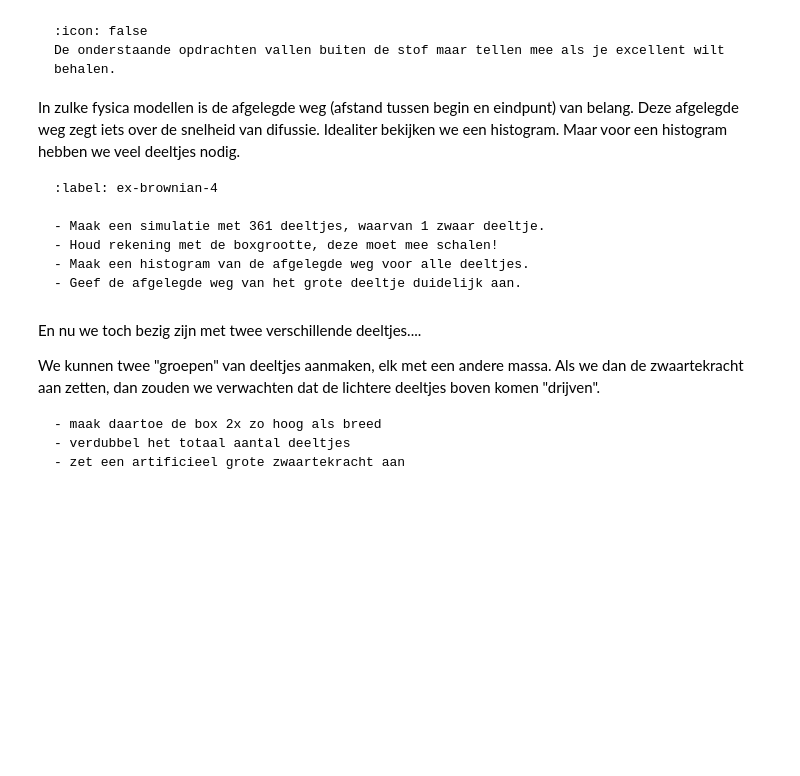
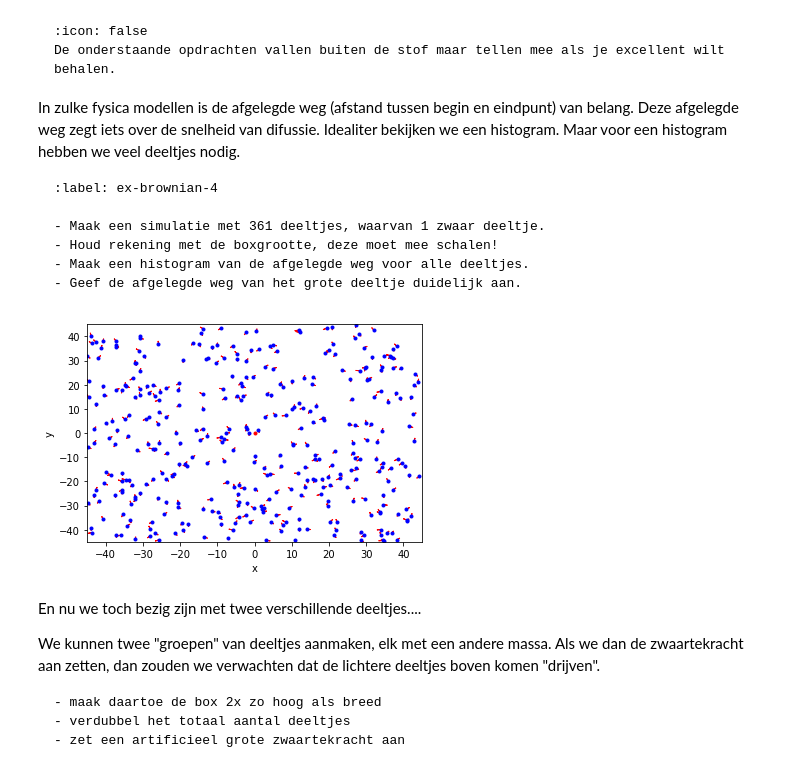
Before and after one commit to gangstervegas090-bit/Group-1, a Jupyter notebook: Content/PySim/4_brownianmotion.ipynb, the cells around one changed output. Cells and saved outputs as stored; diff of their text form; code cells hidden in the pictures; blank space fills up the shorter version.

````diff
--- a/Content/PySim/4_brownianmotion.ipynb
+++ b/Content/PySim/4_brownianmotion.ipynb
@@ -259,6 +259,35 @@ Maar voor een histogram hebben we veel deeltjes nodig.
 ```
 # %%
 #your code/answer
+Box_size_0 = 90
+Box_length_0 = Box_size_0/2
+Box_length = Box_length_0
+particles2=[]
+for i in range(360):
+    vx = np.random.uniform(-v_0,v_0)
+    vy = np.random.choice([-1, 1])*np.sqrt(v_0**2-vx**2)
+    pos = Box_length_0*np.random.uniform(-1,1,2)
+    particles2.append(ParticleClass(m=1.0, v=[vx, vy], r = pos, R=.5,c='blue'))
+
+particles2.append(ParticleClass(m=20.0, v=[0, 0], r = [0, 0], R=.5,c='red')) # zwaar rode deeltje met dezelfde grote als de andere deeltjes
+
+plt.figure()
+
+plt.xlabel('x')
+plt.ylabel('y')
+
+plt.xlim(-Box_length_0,Box_length_0)
+plt.ylim(-Box_length_0,Box_length_0)
+
+
+for particle, particle_object in enumerate(particles2):
+    plt.plot(particle_object.r[0],particle_object.r[1],color=particle_object.c,marker='.')
+    plt.arrow(particle_object.r[0],particle_object.r[1],
+    particle_object.v[0],particle_object.v[1],
+    head_width=0.05, head_length=0.1, color='red')
+plt.show()
+# %% [output]
+[figure, added]
 # %% [markdown]
 En nu we toch bezig zijn met twee verschillende deeltjes....
 
````
Also changed, not shown: parts of 1 cell of this notebook.
